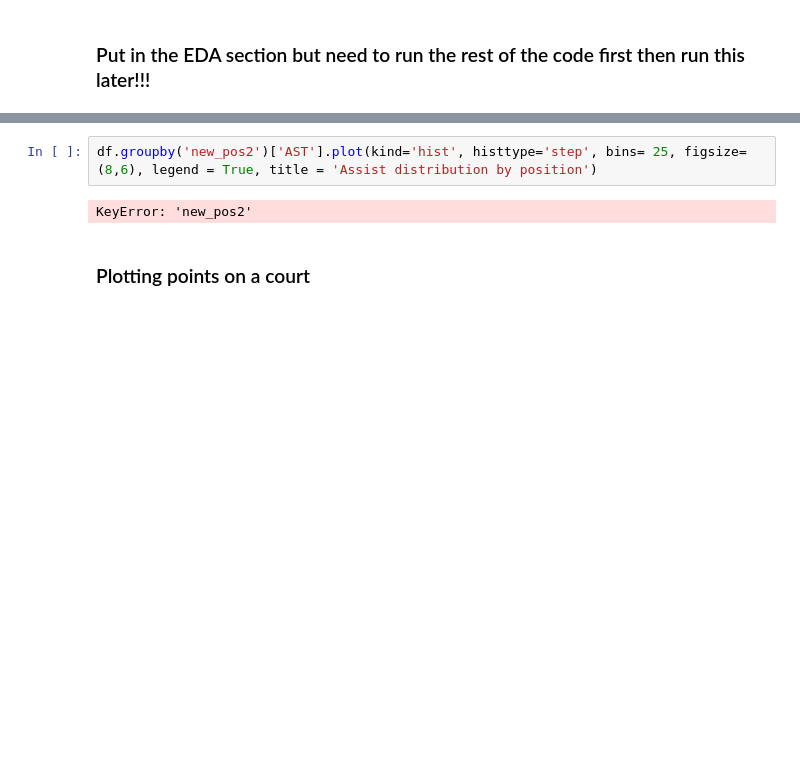
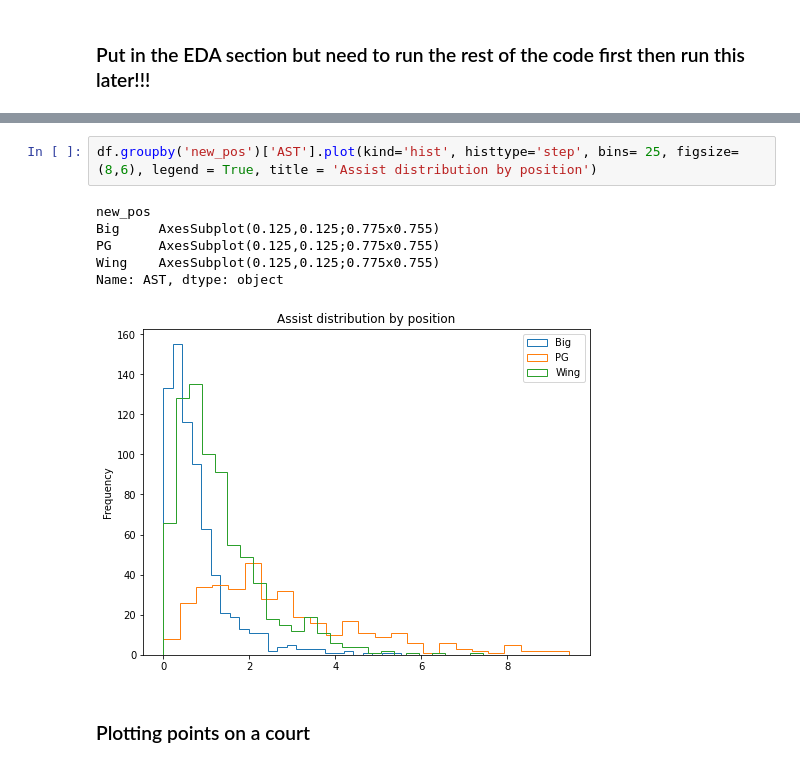
Before and after one commit to Ahila700/NBA_Position_Classifier, a Jupyter notebook: Modeling_and_EDA.ipynb, the cells around one changed output, grey strips where cells are left out. Drawn from its saved outputs; the diff is of its cells as text; blank space fills up the shorter version.

```diff
--- a/Modeling_and_EDA.ipynb
+++ b/Modeling_and_EDA.ipynb
@@ -124,7 +126,12 @@ KeyError: 'new_pos2'
 # %%
-df.groupby('new_pos2')['AST'].plot(kind='hist', histtype='step', bins= 25, figsize=(8,6), legend = True, title = 'Assist distribution by position')
+df.groupby('new_pos')['AST'].plot(kind='hist', histtype='step', bins= 25, figsize=(8,6), legend = True, title = 'Assist distribution by position')
 # %% [output]
-KeyError: 'new_pos2'
+new_pos
+Big     AxesSubplot(0.125,0.125;0.775x0.755)
+PG      AxesSubplot(0.125,0.125;0.775x0.755)
+Wing    AxesSubplot(0.125,0.125;0.775x0.755)
+Name: AST, dtype: object
+[figure, added]
 # %% [markdown]
 ### Plotting points on a court
 # %%
```
Also changed, not shown: parts of 11 cells of this notebook, 4 other files.
